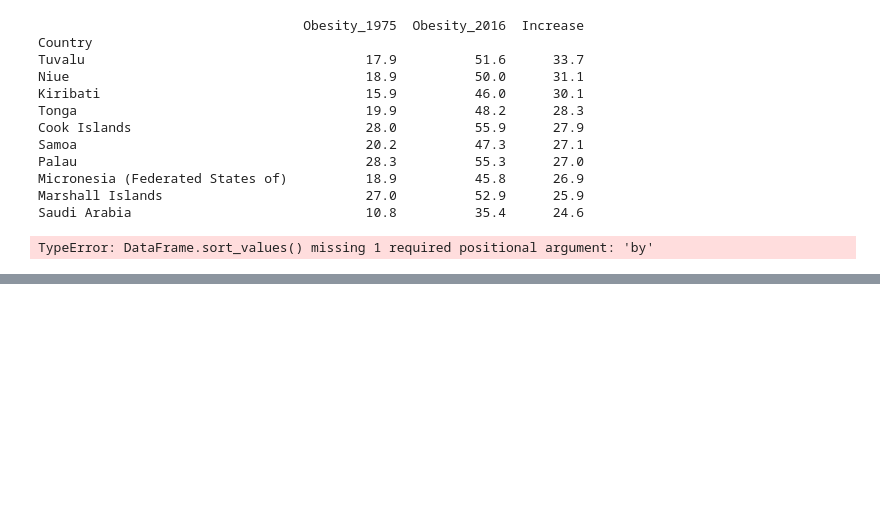
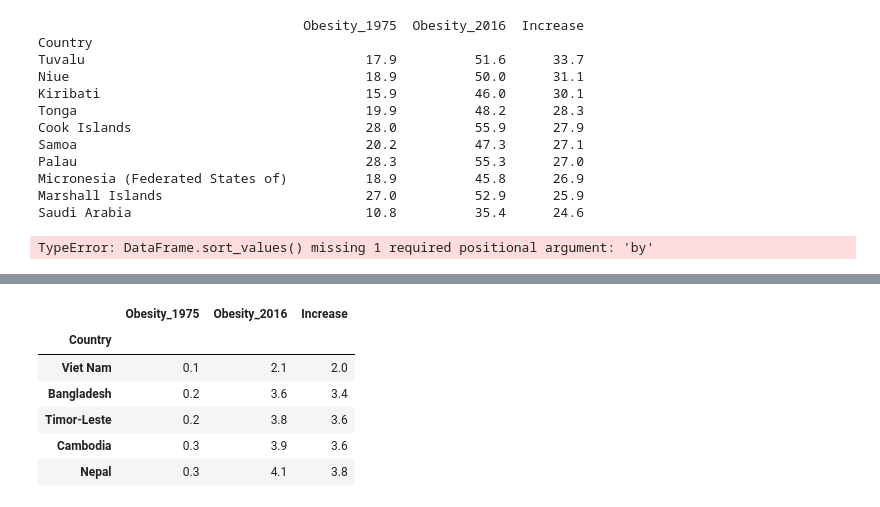
Before and after one commit to ludiemert/Analyzing_Data_Pandas_SQL, a Jupyter notebook: 4_Projectos/2_DataAnalysis_Global_Obesity/DataAnalysis_GlobalObesity.ipynb, the cells around one changed output, grey strips where cells are left out. Cells and saved outputs as stored; diff of their text form; code cells hidden in the pictures; blank space fills up the shorter version.

```diff
--- a/4_Projectos/2_DataAnalysis_Global_Obesity/DataAnalysis_GlobalObesity.ipynb
+++ b/4_Projectos/2_DataAnalysis_Global_Obesity/DataAnalysis_GlobalObesity.ipynb
@@ -527,0 +539,11 @@ TypeError: DataFrame.sort_values() missing 1 required positional argument: 'by'
+# %%
+# 5 menores valores de obesidade em 1975:
+df_country_comparison.sort_values(by="Obesity_1975").dropna().head(5)
+# %% [output]
+|  | Obesity_1975 | Obesity_2016 | Increase |
+| Country |  |  |  |
+| Viet Nam | 0.1 | 2.1 | 2.0 |
+| Bangladesh | 0.2 | 3.6 | 3.4 |
+| Timor-Leste | 0.2 | 3.8 | 3.6 |
+| Cambodia | 0.3 | 3.9 | 3.6 |
+| Nepal | 0.3 | 4.1 | 3.8 |
```
Also changed, not shown: parts of 2 cells of this notebook, 1 other file.
